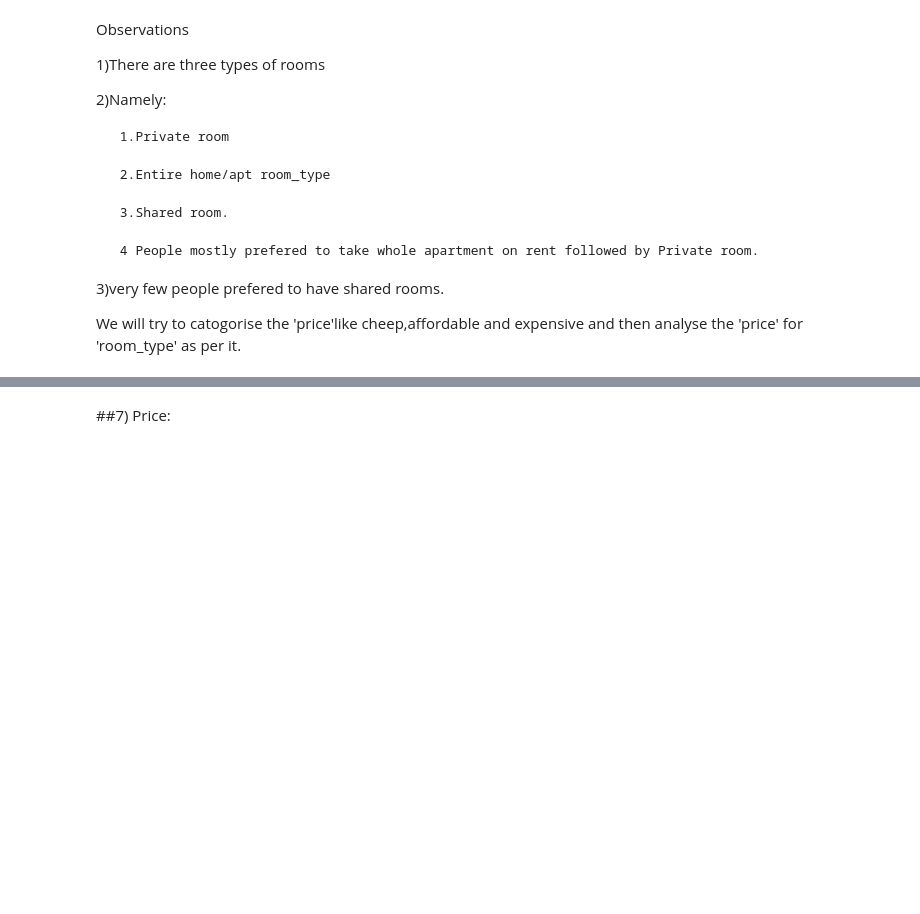
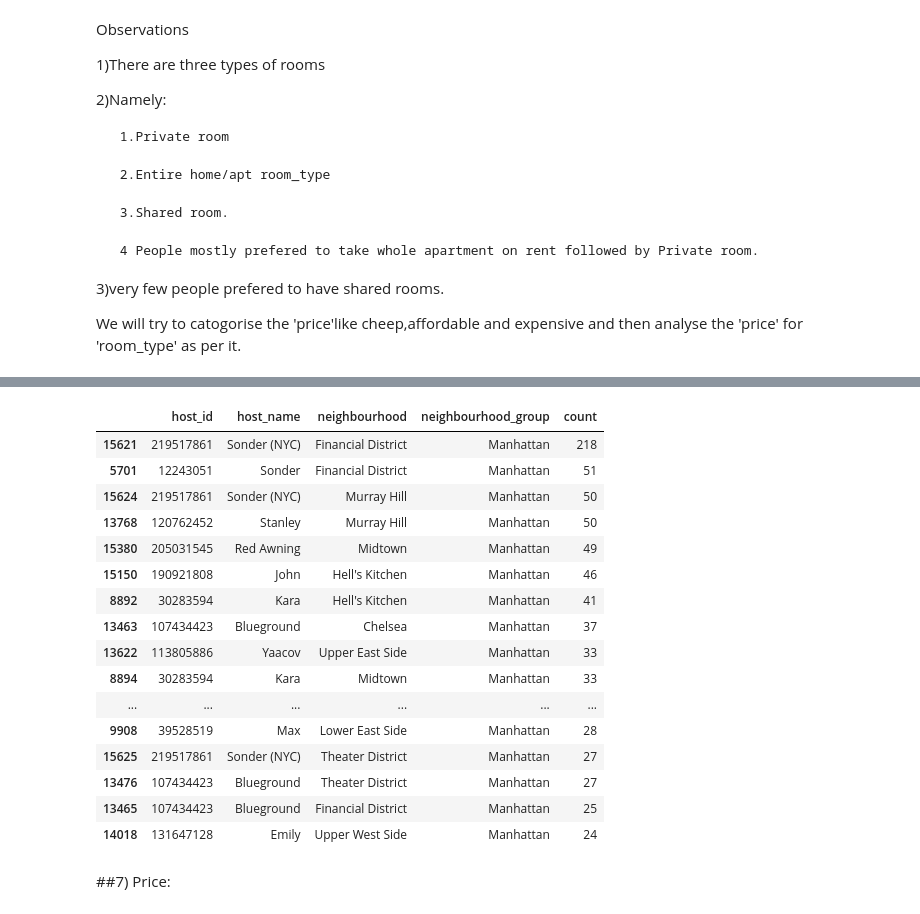
Before and after one commit to abhishubh32832/Airbnb_Booking_Analysis, a Jupyter notebook: Airbnb_Bookings_Analysis_2_Capstone_Project.ipynb, the cells around one changed output, grey strips where cells are left out. Cells and saved outputs as stored; diff of their text form; code cells hidden in the pictures; blank space fills up the shorter version.

```diff
--- a/Airbnb_Bookings_Analysis_2_Capstone_Project.ipynb
+++ b/Airbnb_Bookings_Analysis_2_Capstone_Project.ipynb
@@ -595,3 +674,25 @@ We will try to catogorise the 'price'like cheep,affordable and expensive and the
+# %%
+private = data[data['neighbourhood_group']=='Manhattan']
+list_private = private.groupby(['host_id','host_name','neighbourhood','neighbourhood_group']).size().reset_index(name='count').sort_values(by=['count'],ascending=False)
+list_private.head(20)
+# %% [output]
+|  | host_id | host_name | neighbourhood | neighbourhood_group | count |
+| 15621 | 219517861 | Sonder (NYC) | Financial District | Manhattan | 218 |
+| 5701 | 12243051 | Sonder | Financial District | Manhattan | 51 |
+| 15624 | 219517861 | Sonder (NYC) | Murray Hill | Manhattan | 50 |
+| 13768 | 120762452 | Stanley | Murray Hill | Manhattan | 50 |
+| 15380 | 205031545 | Red Awning | Midtown | Manhattan | 49 |
+| 15150 | 190921808 | John | Hell's Kitchen | Manhattan | 46 |
+| 8892 | 30283594 | Kara | Hell's Kitchen | Manhattan | 41 |
+| 13463 | 107434423 | Blueground | Chelsea | Manhattan | 37 |
+| 13622 | 113805886 | Yaacov | Upper East Side | Manhattan | 33 |
+| 8894 | 30283594 | Kara | Midtown | Manhattan | 33 |
+| ... | ... | ... | ... | ... | ... |
+| 9908 | 39528519 | Max | Lower East Side | Manhattan | 28 |
+| 15625 | 219517861 | Sonder (NYC) | Theater District | Manhattan | 27 |
+| 13476 | 107434423 | Blueground | Theater District | Manhattan | 27 |
+| 13465 | 107434423 | Blueground | Financial District | Manhattan | 25 |
+| 14018 | 131647128 | Emily | Upper West Side | Manhattan | 24 |
 # %% [markdown]
 ##7) Price:
 # %%
```
Also changed, not shown: parts of 10 cells of this notebook.
